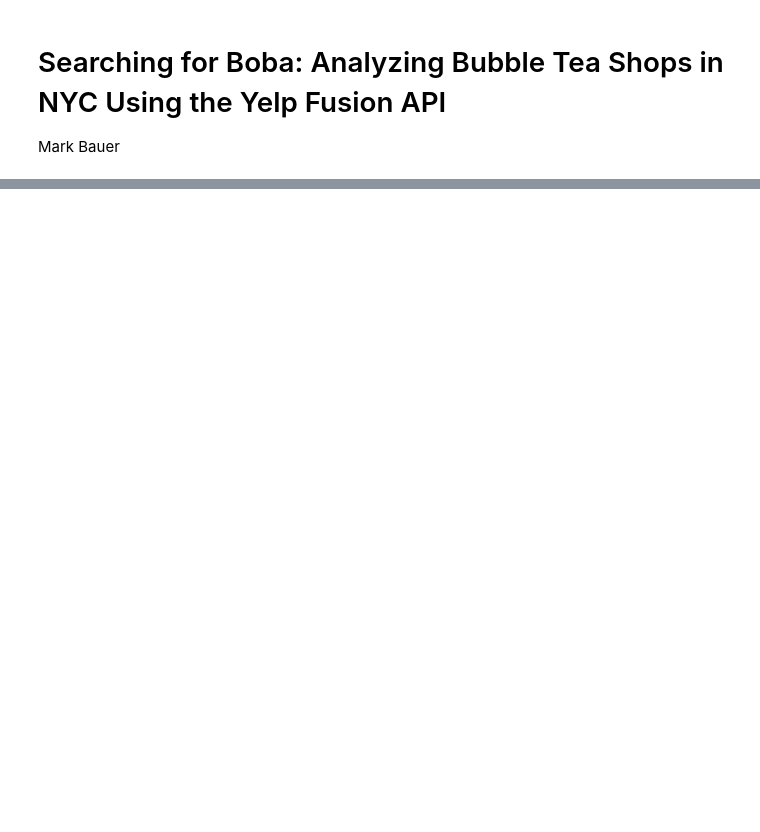
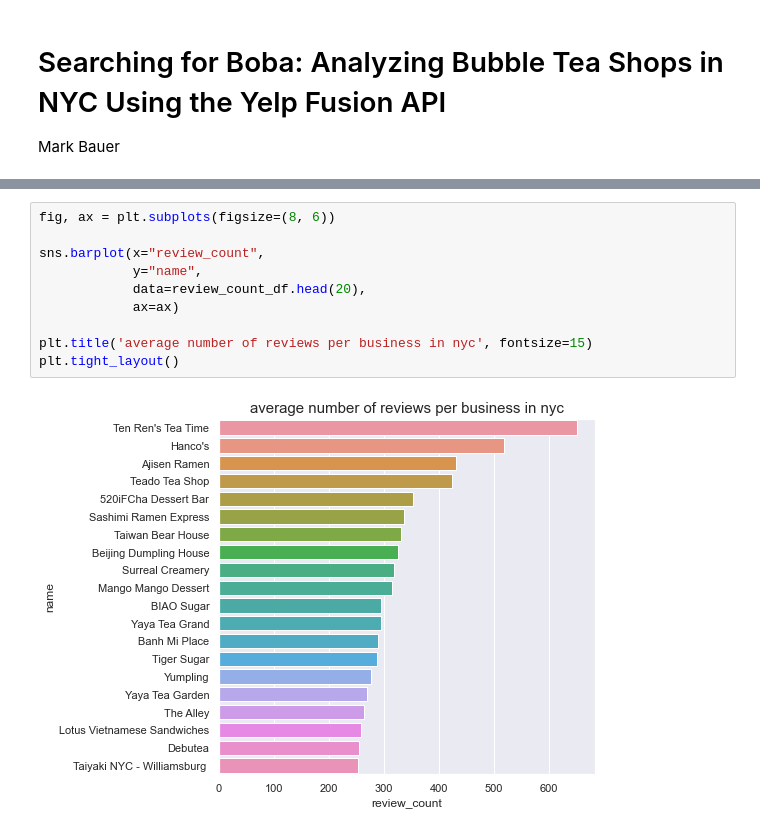
Before and after one commit to mebauer/boba-nyc, a Jupyter notebook: boba-analysis-nyc.ipynb, the cells around one changed output, grey strips where cells are left out. Cells and saved outputs as stored; diff of their text form; blank space fills up the shorter version.

```diff
--- a/boba-analysis-nyc.ipynb
+++ b/boba-analysis-nyc.ipynb
@@ -147,0 +164,12 @@ top bubble tea businesses by review count:
+# %%
+fig, ax = plt.subplots(figsize=(8, 6))
+
+sns.barplot(x="review_count",
+            y="name",
+            data=review_count_df.head(20),
+            ax=ax)
+
+plt.title('average number of reviews per business in nyc', fontsize=15)
+plt.tight_layout()
+# %% [output]
+[figure, added]
```
Also changed, not shown: parts of 32 cells of this notebook, 2 other files.
